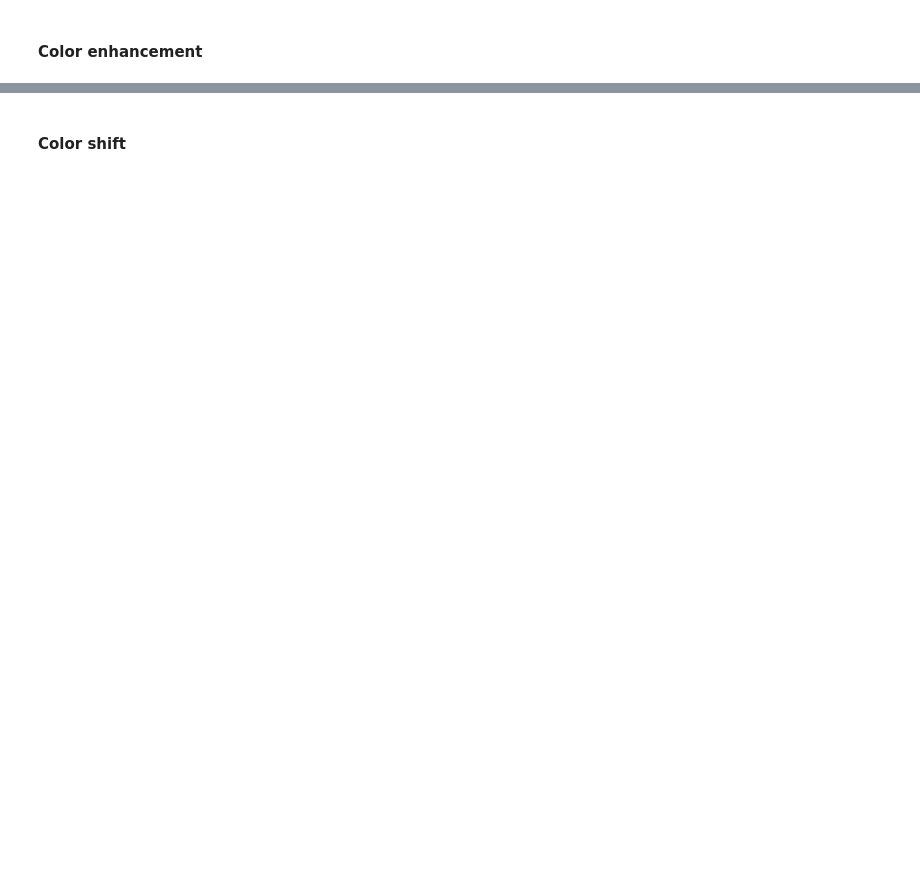
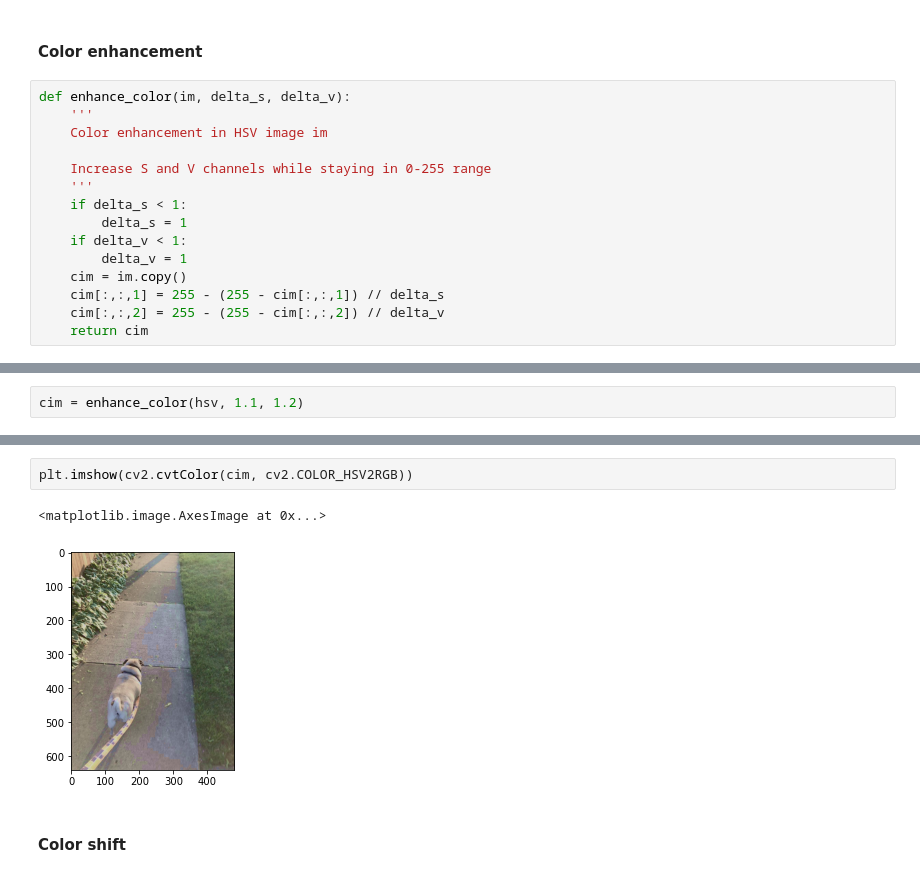
Before and after one commit to jacktgentile/cs445hybrid, a Jupyter notebook: CS445_Proj1_Starter.ipynb, the cells around one changed output, grey strips where cells are left out. Drawn from its saved outputs; the diff is of its cells as text; blank space fills up the shorter version.

```diff
--- a/CS445_Proj1_Starter.ipynb
+++ b/CS445_Proj1_Starter.ipynb
@@ -119,2 +150,17 @@ cropped_object = utils.interactive_crop(im_hybrid)
 # %% [markdown]
 #### Color enhancement
+# %%
+def enhance_color(im, delta_s, delta_v):
+    '''
+    Color enhancement in HSV image im
+
+    Increase S and V channels while staying in 0-255 range
+    '''
+    if delta_s < 1:
+        delta_s = 1
+    if delta_v < 1:
+        delta_v = 1
+    cim = im.copy()
+    cim[:,:,1] = 255 - (255 - cim[:,:,1]) // delta_s
+    cim[:,:,2] = 255 - (255 - cim[:,:,2]) // delta_v
+    return cim
@@ -120,0 +171,2 @@ cropped_object = utils.interactive_crop(im_hybrid)
+# %%
+cim = enhance_color(hsv, 1.1, 1.2)
@@ -121,2 +178,7 @@ cropped_object = utils.interactive_crop(im_hybrid)
+# %%
+plt.imshow(cv2.cvtColor(cim, cv2.COLOR_HSV2RGB))
+# %% [output]
+<matplotlib.image.AxesImage at 0x...>
+[figure, added]
 # %% [markdown]
 #### Color shift
```
Also changed, not shown: parts of 17 cells of this notebook, 29 other files.
